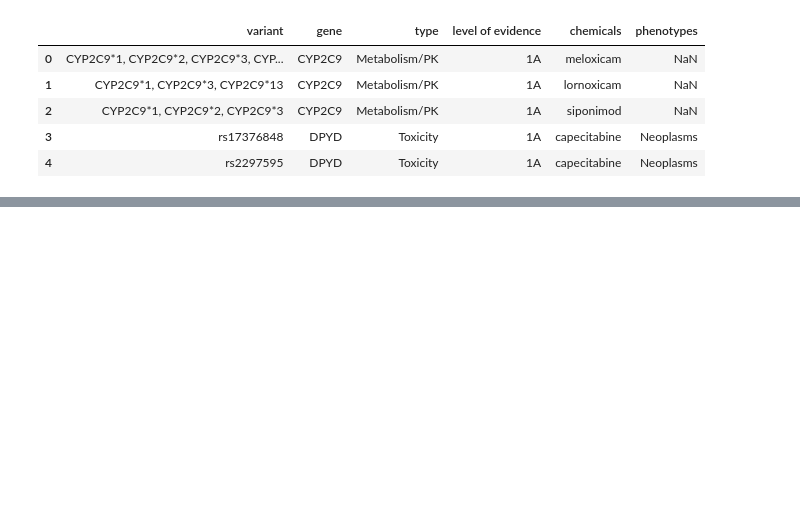
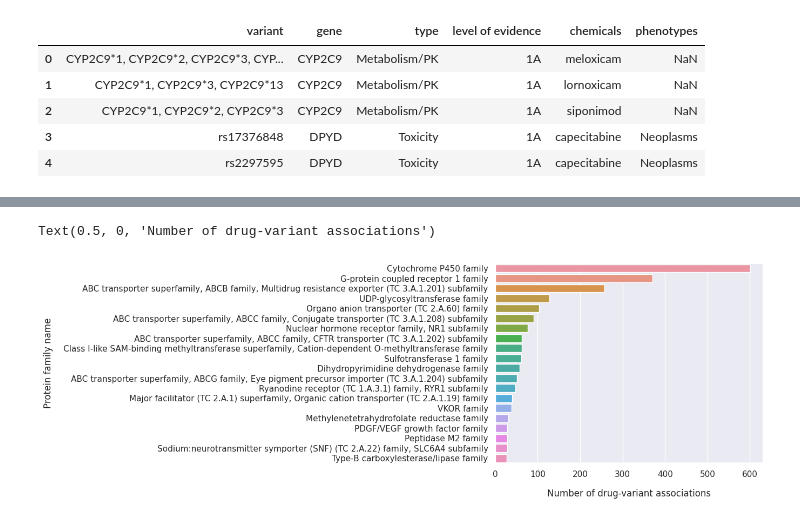
Before and after one commit to AlexanderHauser/MIND-PGx-workshop, a Jupyter notebook: pharmacogenomics.ipynb, the cells around one changed output, grey strips where cells are left out. Cells and saved outputs as stored; diff of their text form; code cells hidden in the pictures; blank space fills up the shorter version.

Commit message:
Reload workshop files

```diff
--- a/pharmacogenomics.ipynb
+++ b/pharmacogenomics.ipynb
@@ -482,0 +261,15 @@ FileNotFoundError: [Errno 2] No such file or directory: '/content/PGx-workshopda
+# %%
+uniprot_df = pd.read_csv("/content/MIND-PGx-workshop/data/uniprot-proteome.tsv", sep="\t")
+
+# Merge the uniprot information with the PharmGKB data frame. Use only variants that can be mapped to a specific gene:
+df_clinicalraw_uniprot = df_clinicalraw[df_clinicalraw.gene.notnull()].merge(uniprot_df, left_on='gene', right_on='Gene names  (primary )')
+
+top_families = df_clinicalraw_uniprot['Protein families'].value_counts().head(20).rename_axis('name').to_frame('counts').reset_index()
+
+sns.set(font_scale=1.0)
+sns.barplot(y='name', x='counts', data=top_families)
+plt.ylabel("Protein family name", labelpad=14)
+plt.xlabel("Number of drug-variant associations", labelpad=14)
+# %% [output]
+Text(0.5, 0, 'Number of drug-variant associations')
+[figure, added]
```
Also changed, not shown: parts of 52 cells of this notebook, 1 other file.
